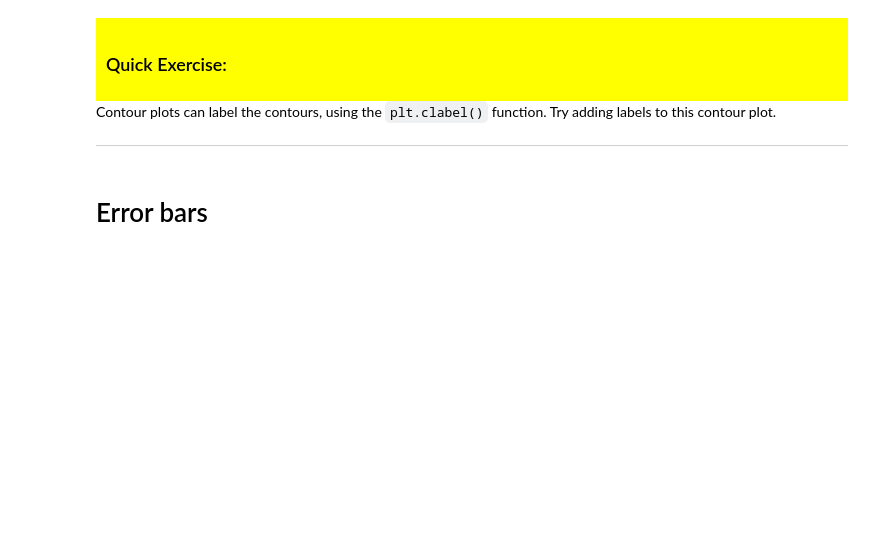
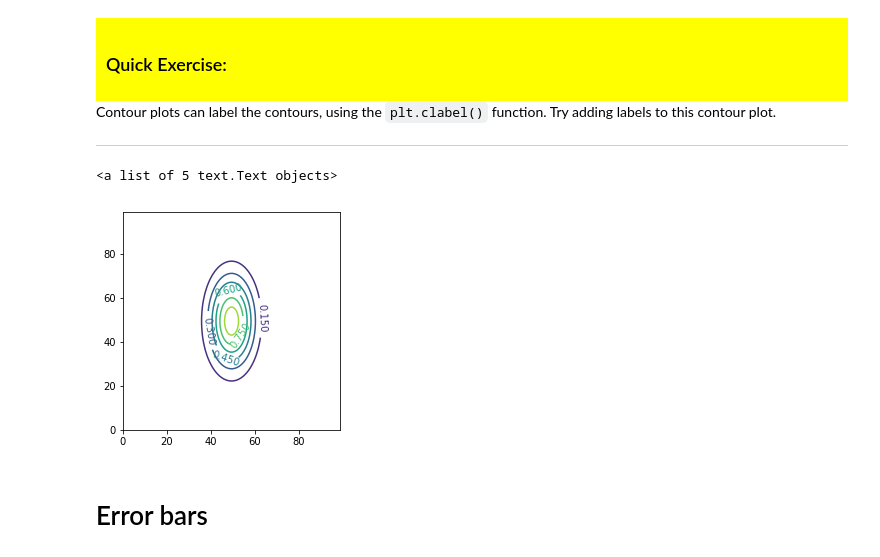
Before and after one commit to marivifs-teaching/python-class, a Jupyter notebook: lectures/04-matplotlib/matplotlib-basics.ipynb, the cells around one changed output. Cells and saved outputs as stored; diff of their text form; code cells hidden in the pictures; blank space fills up the shorter version.

```diff
--- a/lectures/04-matplotlib/matplotlib-basics.ipynb
+++ b/lectures/04-matplotlib/matplotlib-basics.ipynb
@@ -266,6 +266,20 @@ ax = plt.axis("scaled")   # this adjusts the size of image to make x and y lengt
 Contour plots can label the contours, using the `plt.clabel()` function.
 Try adding labels to this contour plot.
 <hr>
+# %%
+#exercise of lable
+def g(x, y):
+    return np.exp(-((x-0.5)**2)/0.1**2 - ((y-0.5)**2)/0.2**2)
+N = 100
+x = np.linspace(0.0,1.0,N)
+y = x.copy()
+xv, yv = np.meshgrid(x, y)
+a = plt.contour(g(xv,yv))
+ax = plt.axis("scaled")
+plt.clabel(a)
+# %% [output]
+<a list of 5 text.Text objects>
+[figure, added]
 # %% [markdown]
 # Error bars
 # %% [markdown]
```
Also changed, not shown: parts of 16 cells of this notebook, 2 other files.
